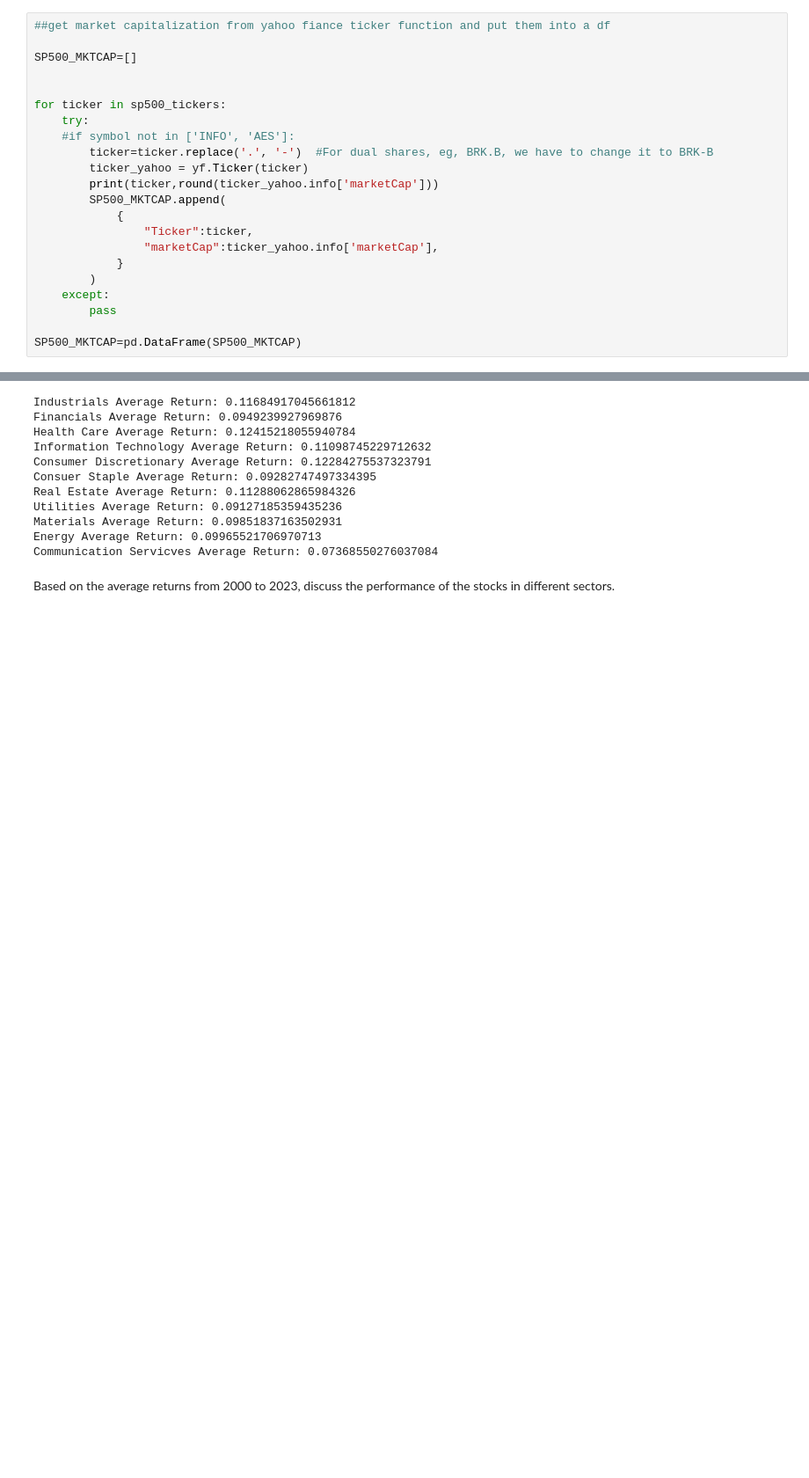
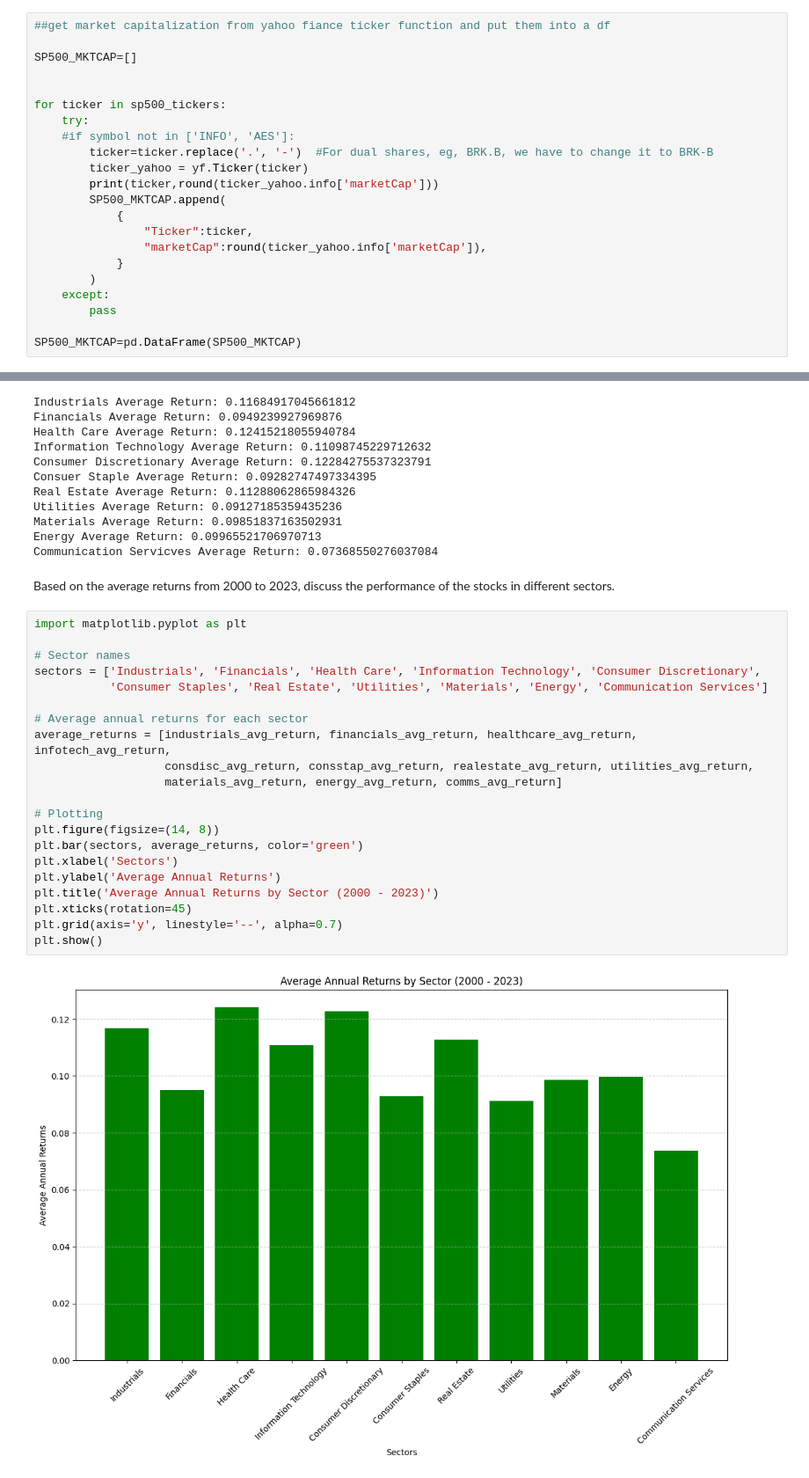
Before and after one commit to hellojohnkim/mmai823, a Jupyter notebook: Assignment 1.ipynb, the cells around one changed output, grey strips where cells are left out. Shown: that part at 88% size. Drawn from its saved outputs; the diff is of its cells as text; blank space fills up the shorter version.

```diff
--- a/Assignment 1.ipynb
+++ b/Assignment 1.ipynb
@@ -196,7 +196,7 @@ for ticker in sp500_tickers:
         SP500_MKTCAP.append(
             {
                 "Ticker":ticker,
-                "marketCap":ticker_yahoo.info['marketCap'],
+                "marketCap":round(ticker_yahoo.info['marketCap']),
             }
         )
     except:
@@ -422,3 +423,26 @@ Energy Average Return: 0.09965521706970713
 Communication Servicves Average Return: 0.07368550276037084
 # %% [markdown]
 Based on the average returns from 2000 to 2023, discuss the performance of the stocks in different sectors.
+# %%
+import matplotlib.pyplot as plt
+
+# Sector names
+sectors = ['Industrials', 'Financials', 'Health Care', 'Information Technology', 'Consumer Discretionary',
+           'Consumer Staples', 'Real Estate', 'Utilities', 'Materials', 'Energy', 'Communication Services']
+
+# Average annual returns for each sector
+average_returns = [industrials_avg_return, financials_avg_return, healthcare_avg_return, infotech_avg_return,
+                   consdisc_avg_return, consstap_avg_return, realestate_avg_return, utilities_avg_return,
+                   materials_avg_return, energy_avg_return, comms_avg_return]
+
+# Plotting
+plt.figure(figsize=(14, 8))
+plt.bar(sectors, average_returns, color='green')
+plt.xlabel('Sectors')
+plt.ylabel('Average Annual Returns')
+plt.title('Average Annual Returns by Sector (2000 - 2023)')
+plt.xticks(rotation=45)
+plt.grid(axis='y', linestyle='--', alpha=0.7)
+plt.show()
+# %% [output]
+[figure, added]
```
Also changed, not shown: parts of 1 cell of this notebook.
